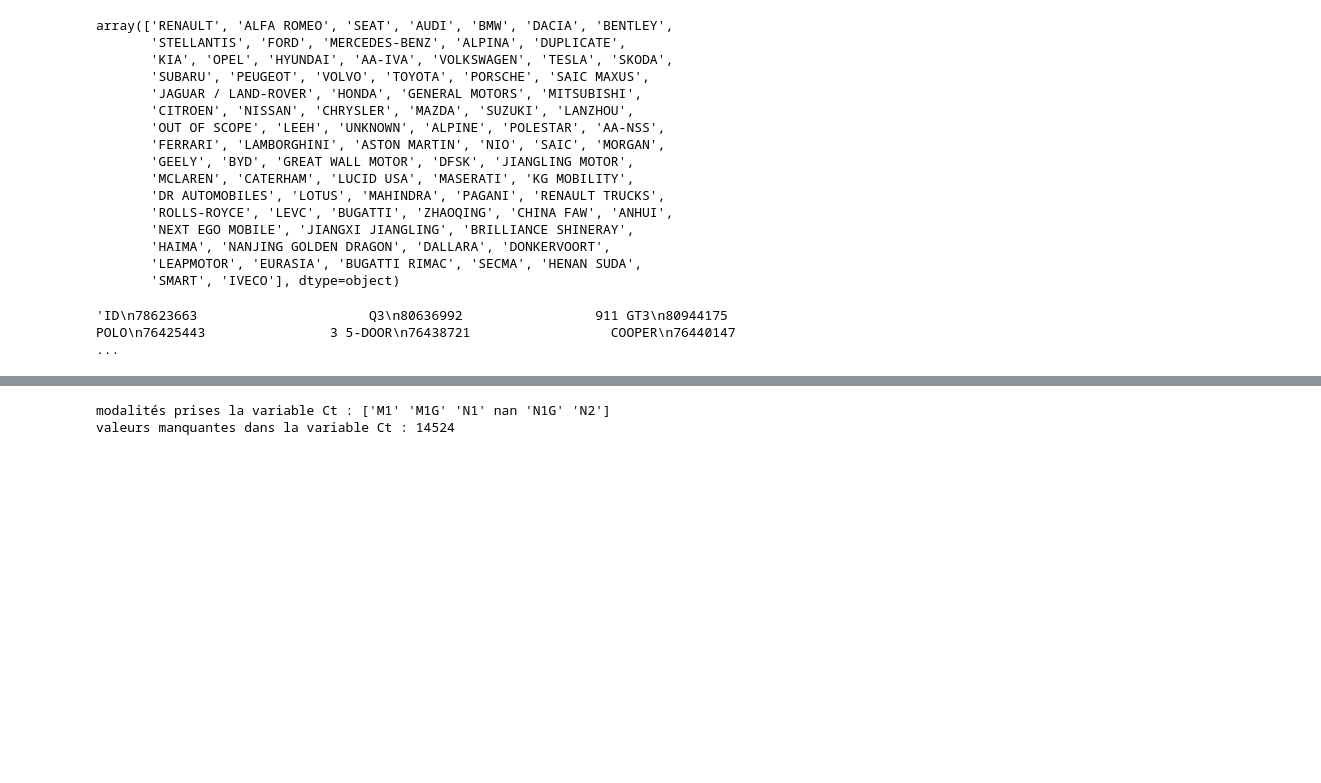
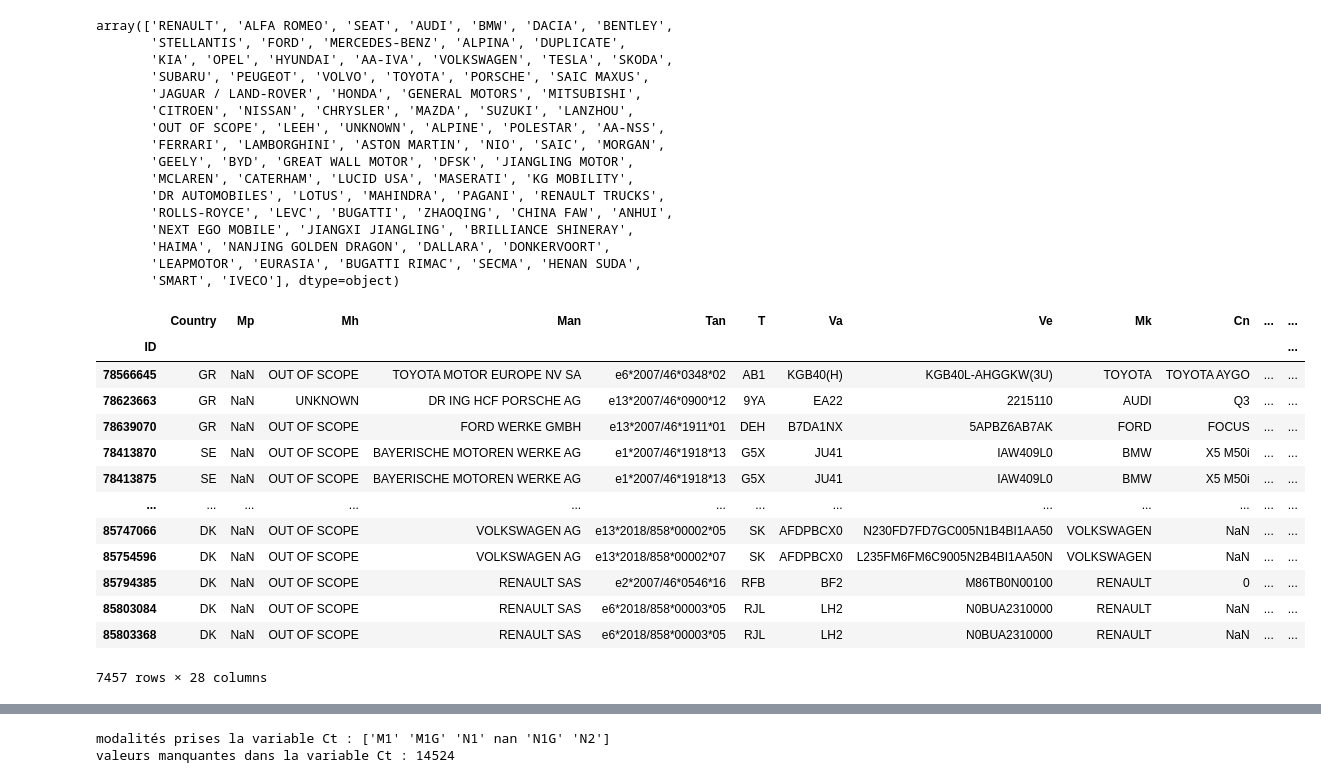
Before and after one commit to Pax-27/Projet_CO2_DA_Ju2024, a Jupyter notebook: Europe_2022.ipynb, the cells around one changed output, grey strips where cells are left out. Saved outputs shown, nothing was run; the diff lists cells and outputs as text; code cells hidden in the pictures; blank space fills up the shorter version.

Commit message:
Nettoyage du dataset 'Europe 2022 Final'

```diff
--- a/Europe_2022.ipynb
+++ b/Europe_2022.ipynb
@@ -324,11 +324,24 @@ array(['RENAULT', 'ALFA ROMEO', 'SEAT', 'AUDI', 'BMW', 'DACIA', 'BENTLEY',
 # %%
 # Il reste deux valeurs non cohérentes dans cette variable : 'OUT OF SCOPE' et 'UNKNOWN':
 df2 = df.loc[(df['Mh'] == 'OUT OF SCOPE') | (df['Mh'] == 'UNKNOWN')]
-
+display(df2)
 # Il semblerait que dans ce cas, la colonne Man contienne des infos sur le constructeur qui puisse nous aider à trouver le constructeur.
-# Nous allons tenter de remplacer les valeurs 'OUT OF SCOPE' et 'UNKNOWN' par les valeurs prises dans la colonne Man:
+# Tenter de remplacer les valeurs 'OUT OF SCOPE' et 'UNKNOWN' par les valeurs prises dans la colonne Man?
 # %% [output]
+|  | Country | Mp | Mh | Man | Tan | T | Va | Ve | Mk | Cn | ... | ... |
+| ID |  |  |  |  |  |  |  |  |  |  |  | ... |
+| 78566645 | GR | NaN | OUT OF SCOPE | TOYOTA MOTOR EUROPE NV SA | e6*2007/46*0348*02 | AB1 | KGB40(H) | KGB40L-AHGGKW(3U) | TOYOTA | TOYOTA AYGO | ... | ... |
+| 78623663 | GR | NaN | UNKNOWN | DR ING HCF PORSCHE AG | e13*2007/46*0900*12 | 9YA | EA22 | 2215110 | AUDI | Q3 | ... | ... |
+| 78639070 | GR | NaN | OUT OF SCOPE | FORD WERKE GMBH | e13*2007/46*1911*01 | DEH | B7DA1NX | 5APBZ6AB7AK | FORD | FOCUS | ... | ... |
+| 78413870 | SE | NaN | OUT OF SCOPE | BAYERISCHE MOTOREN WERKE AG | e1*2007/46*1918*13 | G5X | JU41 | IAW409L0 | BMW | X5 M50i | ... | ... |
+| 78413875 | SE | NaN | OUT OF SCOPE | BAYERISCHE MOTOREN WERKE AG | e1*2007/46*1918*13 | G5X | JU41 | IAW409L0 | BMW | X5 M50i | ... | ... |
+| ... | ... | ... | ... | ... | ... | ... | ... | ... | ... | ... | ... | ... |
+| 85747066 | DK | NaN | OUT OF SCOPE | VOLKSWAGEN AG | e13*2018/858*00002*05 | SK | AFDPBCX0 | N230FD7FD7GC005N1B4BI1AA50 | VOLKSWAGEN | NaN | ... | ... |
+| 85754596 | DK | NaN | OUT OF SCOPE | VOLKSWAGEN AG | e13*2018/858*00002*07 | SK | AFDPBCX0 | L235FM6FM6C9005N2B4BI1AA50N | VOLKSWAGEN | NaN | ... | ... |
+| 85794385 | DK | NaN | OUT OF SCOPE | RENAULT SAS | e2*2007/46*0546*16 | RFB | BF2 | M86TB0N00100 | RENAULT | 0 | ... | ... |
+| 85803084 | DK | NaN | OUT OF SCOPE | RENAULT SAS | e6*2018/858*00003*05 | RJL | LH2 | N0BUA2310000 | RENAULT | NaN | ... | ... |
+| 85803368 | DK | NaN | OUT OF SCOPE | RENAULT SAS | e6*2018/858*00003*05 | RJL | LH2 | N0BUA2310000 | RENAULT | NaN | ... | ... |
-'ID\n78623663                      Q3\n80636992                 911 GT3\n80944175                    POLO\n76425443                3 5-DOOR\n76438721                  COOPER\n76440147                  ...
+7457 rows × 28 columns
 # %%
 df['Man'].unique()
 # %% [output]
```
Also changed, not shown: parts of 7 cells of this notebook.
